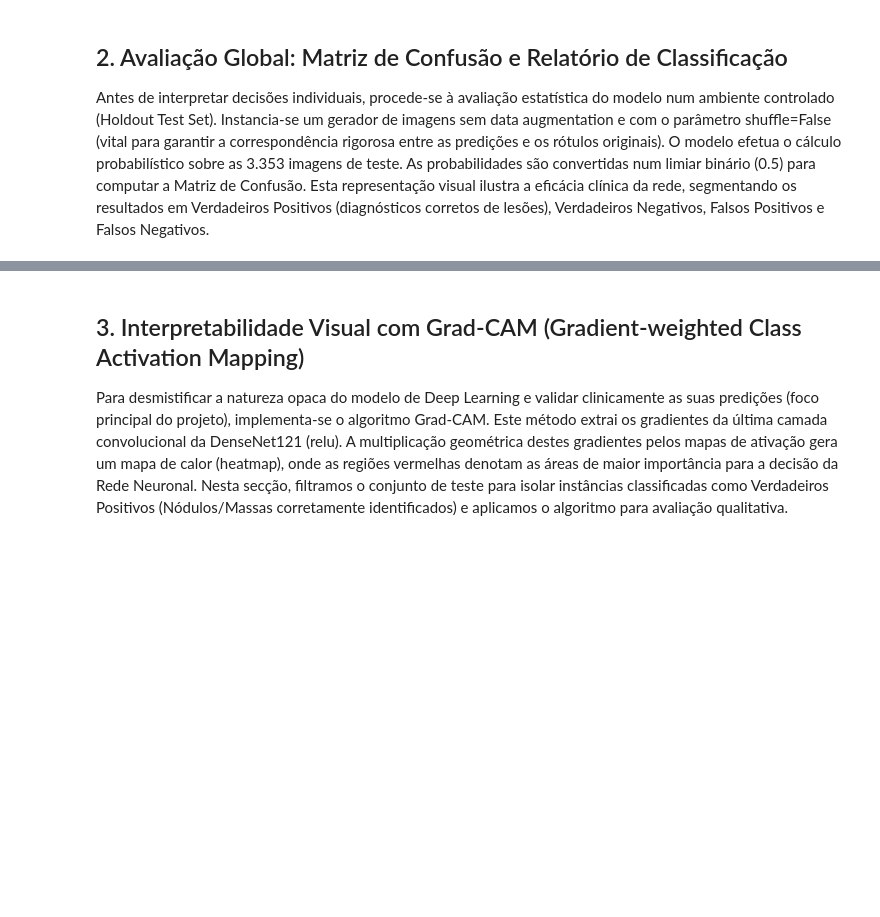
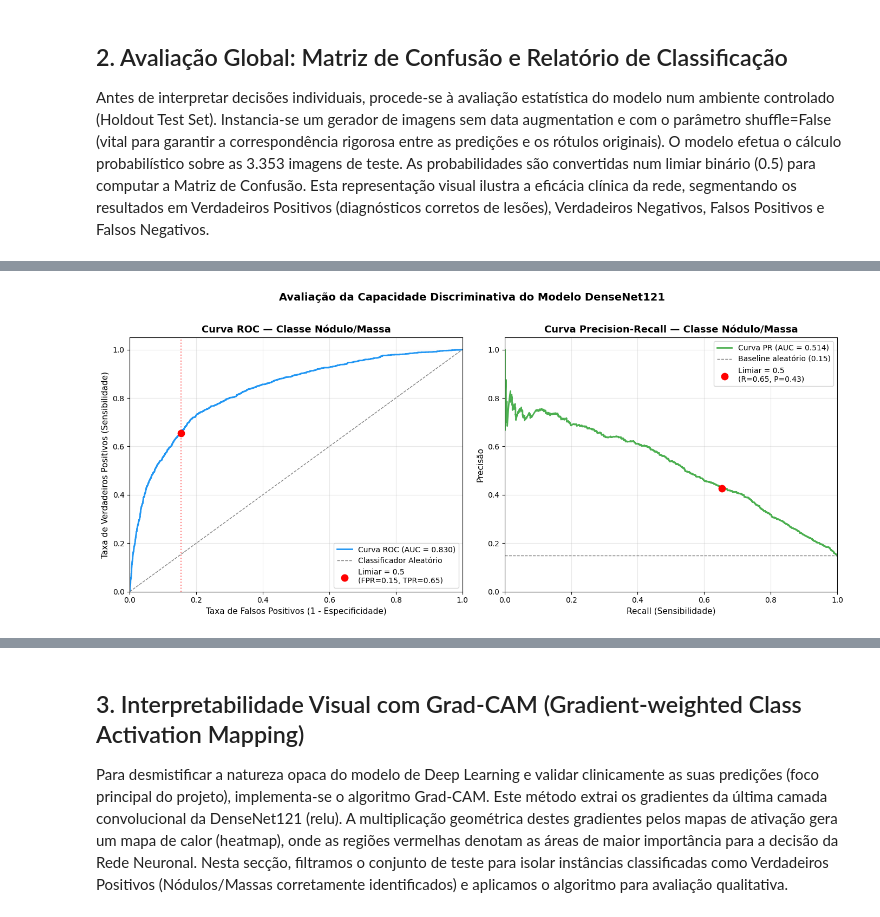
Before and after one commit to GPVilia/cdss-chest-xray-project, a Jupyter notebook: notebooks/03_Explicabilidade_GradCAM.ipynb, the cells around one changed output, grey strips where cells are left out. Saved outputs shown, nothing was run; the diff lists cells and outputs as text; code cells hidden in the pictures; blank space fills up the shorter version.

```diff
--- a/notebooks/03_Explicabilidade_GradCAM.ipynb
+++ b/notebooks/03_Explicabilidade_GradCAM.ipynb
@@ -150,0 +172,98 @@ weighted avg       0.86      0.82      0.83     11098
+# %%
+from sklearn.metrics import roc_curve, auc, precision_recall_curve, average_precision_score
+import matplotlib.pyplot as plt
+import numpy as np
+
+# ---------------------------------------------------------------
+# NOTA: O Keras ordena alfabeticamente → classe 0 = Nódulo/Massa
+# A probabilidade do modelo refere-se à classe 1 (Saudável).
+# Para obter a probabilidade de Nódulo/Massa, invertemos: 1 - prob
+# ---------------------------------------------------------------
+
+# Re-extrair classes diretamente do gerador como NumPy array
+valores_reais_np = np.array(test_generator.classes)
+prob_nodulo = 1 - predicoes_probabilidade.ravel()
+labels_nodulo = (valores_reais_np == 0).astype(int)
+
+# --- 1. Curva ROC ---
+fpr, tpr, thresholds_roc = roc_curve(labels_nodulo, prob_nodulo)
+roc_auc = auc(fpr, tpr)
+
+# --- 2. Curva Precision-Recall ---
+precisao_curva, recall_curva, thresholds_pr = precision_recall_curve(labels_nodulo, prob_nodulo)
+pr_auc = average_precision_score(labels_nodulo, prob_nodulo)
+
+# --- 3. Figura com dois gráficos lado a lado ---
+fig, (ax1, ax2) = plt.subplots(1, 2, figsize=(14, 6))
+
+# -- Gráfico 1: Curva ROC --
+ax1.plot(fpr, tpr, color='#2196F3', lw=2,
+         label=f'Curva ROC (AUC = {roc_auc:.3f})')
+ax1.plot([0, 1], [0, 1], color='gray', lw=1, linestyle='--', label='Classificador Aleatório')
+
+# Marcar o ponto correspondente ao limiar 0.5
+idx_05 = np.argmin(np.abs(thresholds_roc - 0.5))
+ax1.scatter(fpr[idx_05], tpr[idx_05], color='red', s=80, zorder=5,
+            label=f'Limiar = 0.5\n(FPR={fpr[idx_05]:.2f}, TPR={tpr[idx_05]:.2f})')
+ax1.axvline(x=fpr[idx_05], color='red', linestyle=':', alpha=0.5)
+
+ax1.set_xlim([0.0, 1.0])
+ax1.set_ylim([0.0, 1.05])
+ax1.set_xlabel('Taxa de Falsos Positivos (1 - Especificidade)', fontsize=11)
+ax1.set_ylabel('Taxa de Verdadeiros Positivos (Sensibilidade)', fontsize=11)
+ax1.set_title('Curva ROC — Classe Nódulo/Massa', fontsize=13, fontweight='bold')
+ax1.legend(loc='lower right', fontsize=10)
+ax1.grid(alpha=0.3)
+
+# -- Gráfico 2: Curva Precision-Recall --
+ax2.plot(recall_curva, precisao_curva, color='#4CAF50', lw=2,
+         label=f'Curva PR (AUC = {pr_auc:.3f})')
+
+# Baseline (proporção da classe positiva)
+baseline = labels_nodulo.mean()
+ax2.axhline(y=baseline, color='gray', lw=1, linestyle='--',
+            label=f'Baseline aleatório ({baseline:.2f})')
+
+# Marcar o ponto correspondente ao limiar 0.5
+idx_pr = np.argmin(np.abs(thresholds_pr - 0.5))
+ax2.scatter(recall_curva[idx_pr], precisao_curva[idx_pr], color='red', s=80, zorder=5,
+            label=f'Limiar = 0.5\n(R={recall_curva[idx_pr]:.2f}, P={precisao_curva[idx_pr]:.2f})')
+
+ax2.set_xlim([0.0, 1.0])
+ax2.set_ylim([0.0, 1.05])
+ax2.set_xlabel('Recall (Sensibilidade)', fontsize=11)
+ax2.set_ylabel('Precisão', fontsize=11)
+ax2.set_title('Curva Precision-Recall — Classe Nódulo/Massa', fontsize=13, fontweight='bold')
+ax2.legend(loc='upper right', fontsize=10)
+ax2.grid(alpha=0.3)
+
+plt.suptitle('Avaliação da Capacidade Discriminativa do Modelo DenseNet121',
+             fontsize=14, fontweight='bold', y=1.02)
+plt.tight_layout()
+plt.savefig('roc_pr_curves.png', dpi=150, bbox_inches='tight')
+plt.show()
+
+# --- 4. Imprimir os valores ---
+print("=" * 50)
+print("MÉTRICAS DE DISCRIMINAÇÃO GLOBAL")
+print("=" * 50)
+print(f"ROC-AUC  (Nódulo/Massa): {roc_auc:.4f}")
+print(f"PR-AUC   (Nódulo/Massa): {pr_auc:.4f}")
+print()
+print("Interpretação:")
+print(f"  AUC = {roc_auc:.2f} → ", end="")
+if roc_auc >= 0.90:
+    print("Excelente poder discriminativo")
+elif roc_auc >= 0.80:
+    print("Bom poder discriminativo")
+elif roc_auc >= 0.70:
+    print("Poder discriminativo aceitável")
+else:
+    print("Poder discriminativo fraco")
+print()
+print("Nota sobre o limiar de 0.5:")
+print(f"  No limiar padrão (0.5): Sensibilidade = {tpr[idx_05]:.2f}, FPR = {fpr[idx_05]:.2f}")
+print(f"  Num sistema de triagem clínica, baixar o limiar aumenta a Sensibilidade")
+print(f"  à custa de mais Falsos Positivos — tradeoff a considerar.")
+# %% [output]
+[figure, added]
```
Also changed, not shown: parts of 5 cells of this notebook, 4 other files.
